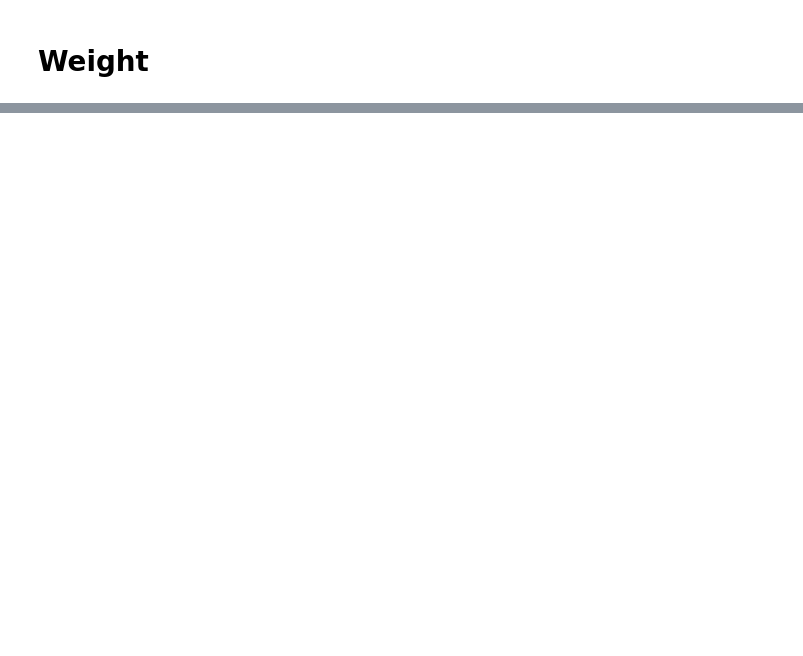
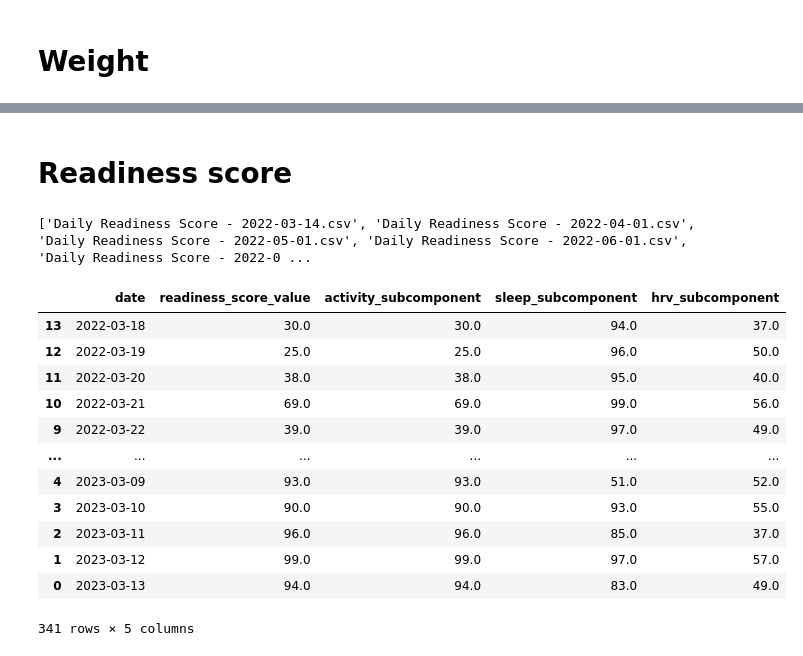
Before and after one commit to wh33les/FitbitStats, a Jupyter notebook: ConsolidatedAndManipulatedData/ConsolidatedData/DataConsolidation.ipynb, the cells around one changed output, grey strips where cells are left out. Cells and saved outputs as stored; diff of their text form; code cells hidden in the pictures; blank space fills up the shorter version.

Commit message:
Added raw data files.

```diff
--- a/ConsolidatedAndManipulatedData/ConsolidatedData/DataConsolidation.ipynb
+++ b/ConsolidatedAndManipulatedData/ConsolidatedData/DataConsolidation.ipynb
@@ -21,11 +46,11 @@ active_zone_minutes_files_list = [path for path
 # Weight
 # %%
 # List of files using os
-weight_files_path = os.pardir+"\RawData\RawWeightFiles"
+weight_files_path = "RawData\RawWeightFiles"
 weight_files_list = [path for path
-                     in os.listdir(weight_files_path)
-                     if os.path.isfile(os.path.join(weight_files_path, path))]
-#print(weight_files_list) # for debugging
+                     in os.listdir(weight_files_path)]
+                     #if os.path.isfile(os.path.join(weight_files_path, path))]
+print(weight_files_list) # for debugging
 
 # Concatenate all the .json files
 full_weight_json = []
@@ -35,0 +64,29 @@ for file in weight_files_list:
+# %% [markdown]
+# Readiness score
+# %%
+# List of files using os
+readiness_score_files_path = "RawData\RawReadinessScoreFiles"
+readiness_score_files_list = [path for path
+                     in os.listdir(readiness_score_files_path)]
+                     #if os.path.isfile(os.path.join(active_zone_minutes_files_path, path))]
+print(readiness_score_files_list) # for debugging
+
+# Concatenate files
+readiness_score_df = pd.concat([pd.read_csv(readiness_score_files_path+"//"+file)
+                                    for file in readiness_score_files_list])
+readiness_score_df.sort_values(readiness_score_df.columns[0]) # for debugging
+# %% [output]
+['Daily Readiness Score - 2022-03-14.csv', 'Daily Readiness Score - 2022-04-01.csv', 'Daily Readiness Score - 2022-05-01.csv', 'Daily Readiness Score - 2022-06-01.csv', 'Daily Readiness Score - 2022-0 ...
+|  | date | readiness_score_value | activity_subcomponent | sleep_subcomponent | hrv_subcomponent |
+| 13 | 2022-03-18 | 30.0 | 30.0 | 94.0 | 37.0 |
+| 12 | 2022-03-19 | 25.0 | 25.0 | 96.0 | 50.0 |
+| 11 | 2022-03-20 | 38.0 | 38.0 | 95.0 | 40.0 |
+| 10 | 2022-03-21 | 69.0 | 69.0 | 99.0 | 56.0 |
+| 9 | 2022-03-22 | 39.0 | 39.0 | 97.0 | 49.0 |
+| ... | ... | ... | ... | ... | ... |
+| 4 | 2023-03-09 | 93.0 | 93.0 | 51.0 | 52.0 |
+| 3 | 2023-03-10 | 90.0 | 90.0 | 93.0 | 55.0 |
+| 2 | 2023-03-11 | 96.0 | 96.0 | 85.0 | 37.0 |
+| 1 | 2023-03-12 | 99.0 | 99.0 | 97.0 | 57.0 |
+| 0 | 2023-03-13 | 94.0 | 94.0 | 83.0 | 49.0 |
+341 rows × 5 columns
```
Also changed, not shown: parts of 4 cells of this notebook, 19 other files.
